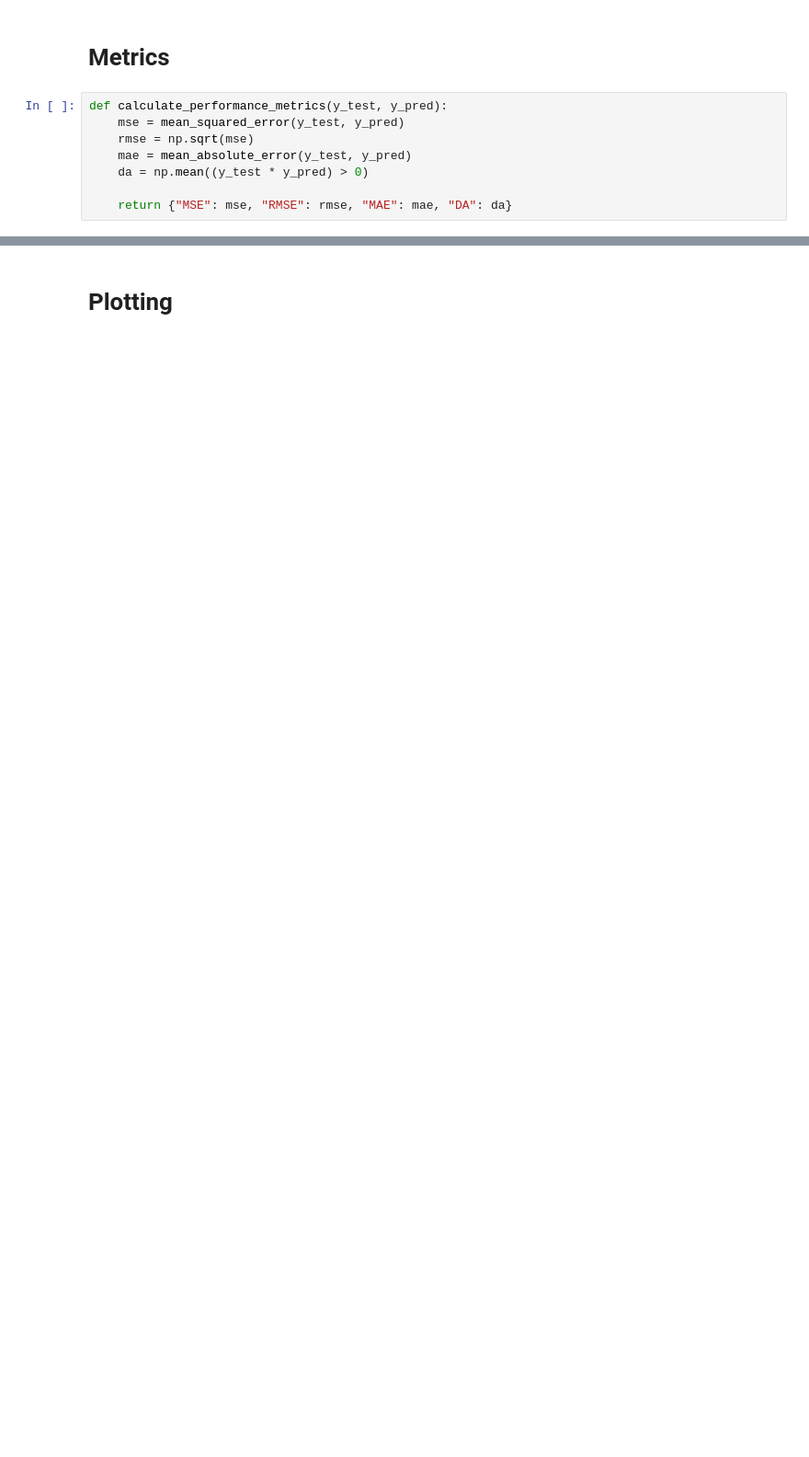
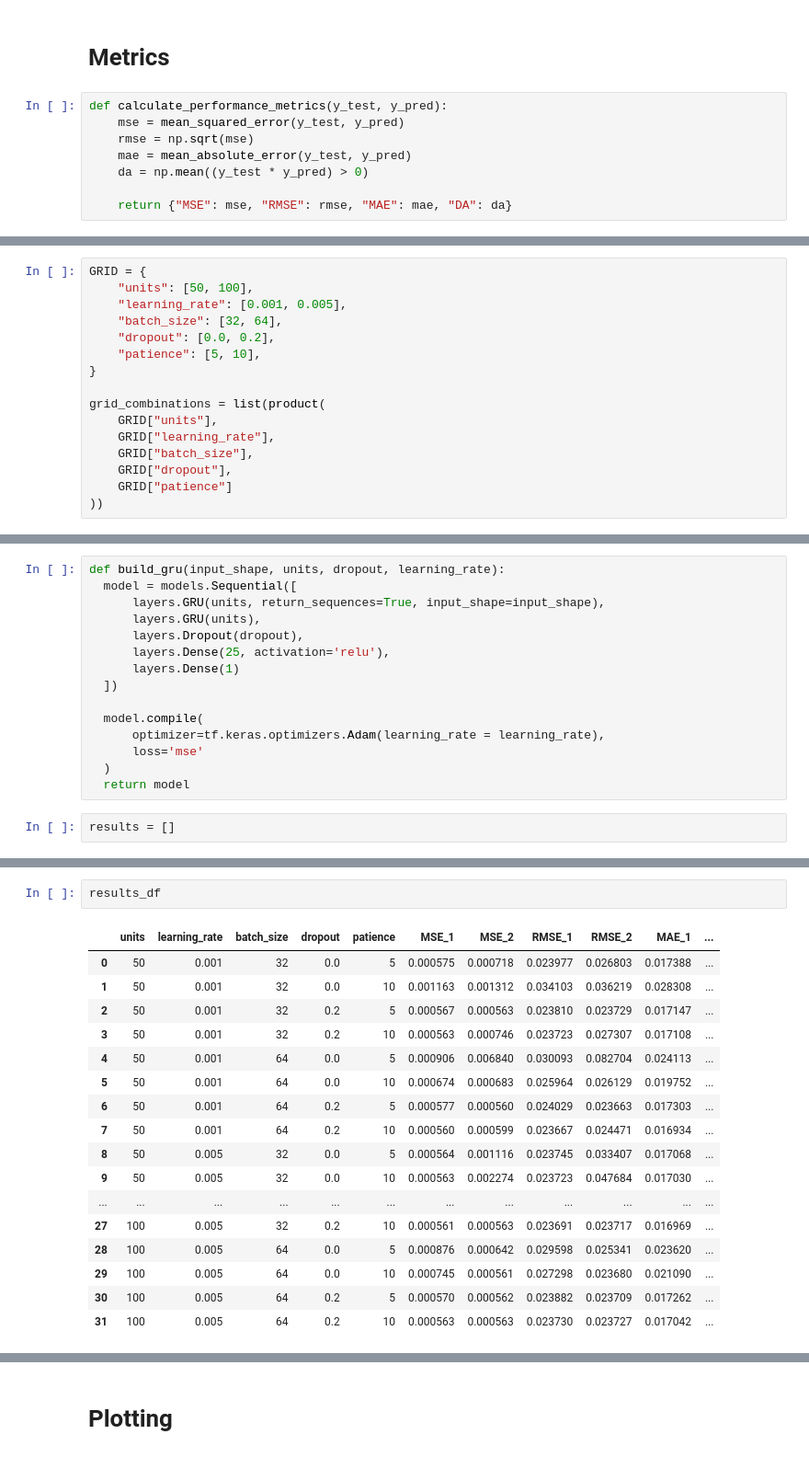
Before and after one commit to NichBry25/BitcoinPricePrediction, a Jupyter notebook: BTCForecasting_GRU.ipynb, the cells around one changed output, grey strips where cells are left out. Shown at 92% size. Drawn from its saved outputs; the diff is of its cells as text; blank space fills up the shorter version.

Commit message:
Grid search finished

```diff
--- a/BTCForecasting_GRU.ipynb
+++ b/BTCForecasting_GRU.ipynb
@@ -285,0 +146,16 @@ with_macro_metrics
+# %%
+GRID = {
+    "units": [50, 100],
+    "learning_rate": [0.001, 0.005],
+    "batch_size": [32, 64],
+    "dropout": [0.0, 0.2],
+    "patience": [5, 10],
+}
+
+grid_combinations = list(product(
+    GRID["units"],
+    GRID["learning_rate"],
+    GRID["batch_size"],
+    GRID["dropout"],
+    GRID["patience"]
+))
@@ -285,0 +166,17 @@ with_macro_metrics
+# %%
+def build_gru(input_shape, units, dropout, learning_rate):
+  model = models.Sequential([
+      layers.GRU(units, return_sequences=True, input_shape=input_shape),
+      layers.GRU(units),
+      layers.Dropout(dropout),
+      layers.Dense(25, activation='relu'),
+      layers.Dense(1)
+  ])
+
+  model.compile(
+      optimizer=tf.keras.optimizers.Adam(learning_rate = learning_rate),
+      loss='mse'
+  )
+  return model
+# %%
+results = []
@@ -285,0 +275,20 @@ with_macro_metrics
+# %%
+results_df
+# %% [output]
+|  | units | learning_rate | batch_size | dropout | patience | MSE_1 | MSE_2 | RMSE_1 | RMSE_2 | MAE_1 | ... |
+| 0 | 50 | 0.001 | 32 | 0.0 | 5 | 0.000575 | 0.000718 | 0.023977 | 0.026803 | 0.017388 | ... |
+| 1 | 50 | 0.001 | 32 | 0.0 | 10 | 0.001163 | 0.001312 | 0.034103 | 0.036219 | 0.028308 | ... |
+| 2 | 50 | 0.001 | 32 | 0.2 | 5 | 0.000567 | 0.000563 | 0.023810 | 0.023729 | 0.017147 | ... |
+| 3 | 50 | 0.001 | 32 | 0.2 | 10 | 0.000563 | 0.000746 | 0.023723 | 0.027307 | 0.017108 | ... |
+| 4 | 50 | 0.001 | 64 | 0.0 | 5 | 0.000906 | 0.006840 | 0.030093 | 0.082704 | 0.024113 | ... |
+| 5 | 50 | 0.001 | 64 | 0.0 | 10 | 0.000674 | 0.000683 | 0.025964 | 0.026129 | 0.019752 | ... |
+| 6 | 50 | 0.001 | 64 | 0.2 | 5 | 0.000577 | 0.000560 | 0.024029 | 0.023663 | 0.017303 | ... |
+| 7 | 50 | 0.001 | 64 | 0.2 | 10 | 0.000560 | 0.000599 | 0.023667 | 0.024471 | 0.016934 | ... |
+| 8 | 50 | 0.005 | 32 | 0.0 | 5 | 0.000564 | 0.001116 | 0.023745 | 0.033407 | 0.017068 | ... |
+| 9 | 50 | 0.005 | 32 | 0.0 | 10 | 0.000563 | 0.002274 | 0.023723 | 0.047684 | 0.017030 | ... |
+| ... | ... | ... | ... | ... | ... | ... | ... | ... | ... | ... | ... |
+| 27 | 100 | 0.005 | 32 | 0.2 | 10 | 0.000561 | 0.000563 | 0.023691 | 0.023717 | 0.016969 | ... |
+| 28 | 100 | 0.005 | 64 | 0.0 | 5 | 0.000876 | 0.000642 | 0.029598 | 0.025341 | 0.023620 | ... |
+| 29 | 100 | 0.005 | 64 | 0.0 | 10 | 0.000745 | 0.000561 | 0.027298 | 0.023680 | 0.021090 | ... |
+| 30 | 100 | 0.005 | 64 | 0.2 | 5 | 0.000570 | 0.000562 | 0.023882 | 0.023709 | 0.017262 | ... |
+| 31 | 100 | 0.005 | 64 | 0.2 | 10 | 0.000563 | 0.000563 | 0.023730 | 0.023727 | 0.017042 | ... |
```
Also changed, not shown: parts of 37 cells of this notebook.
